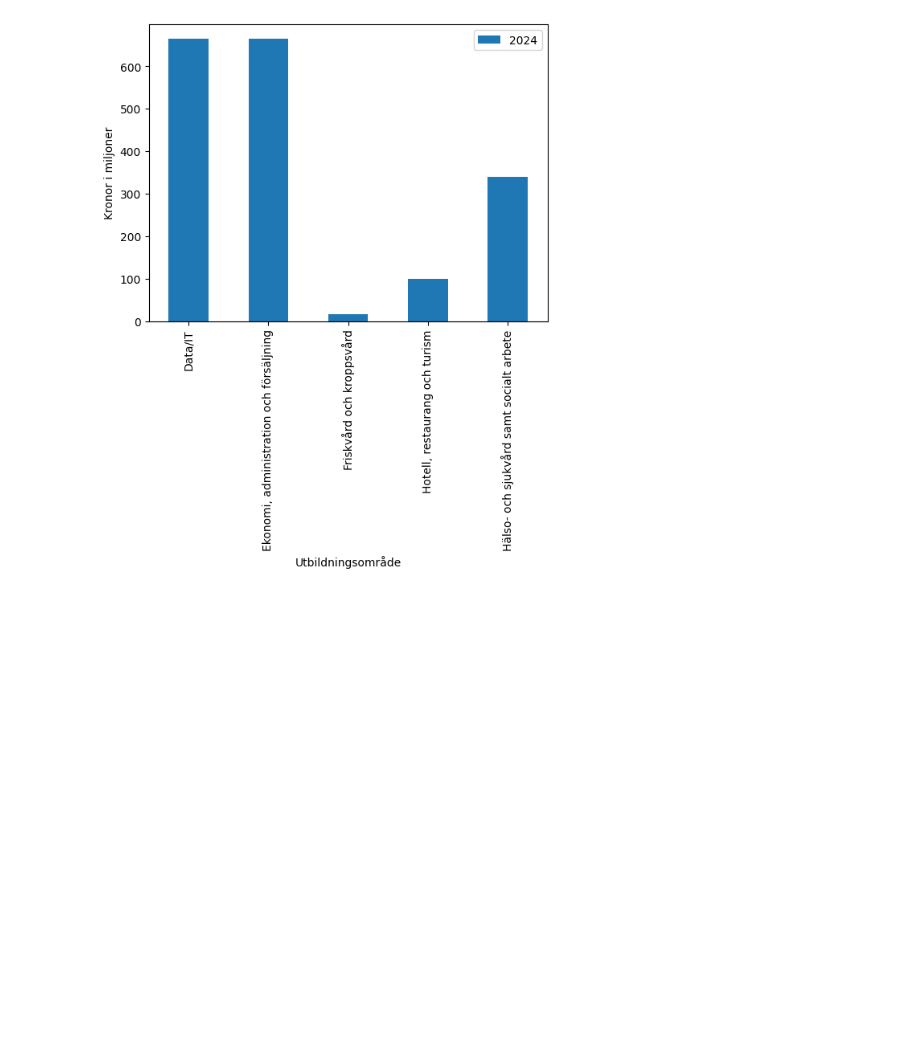
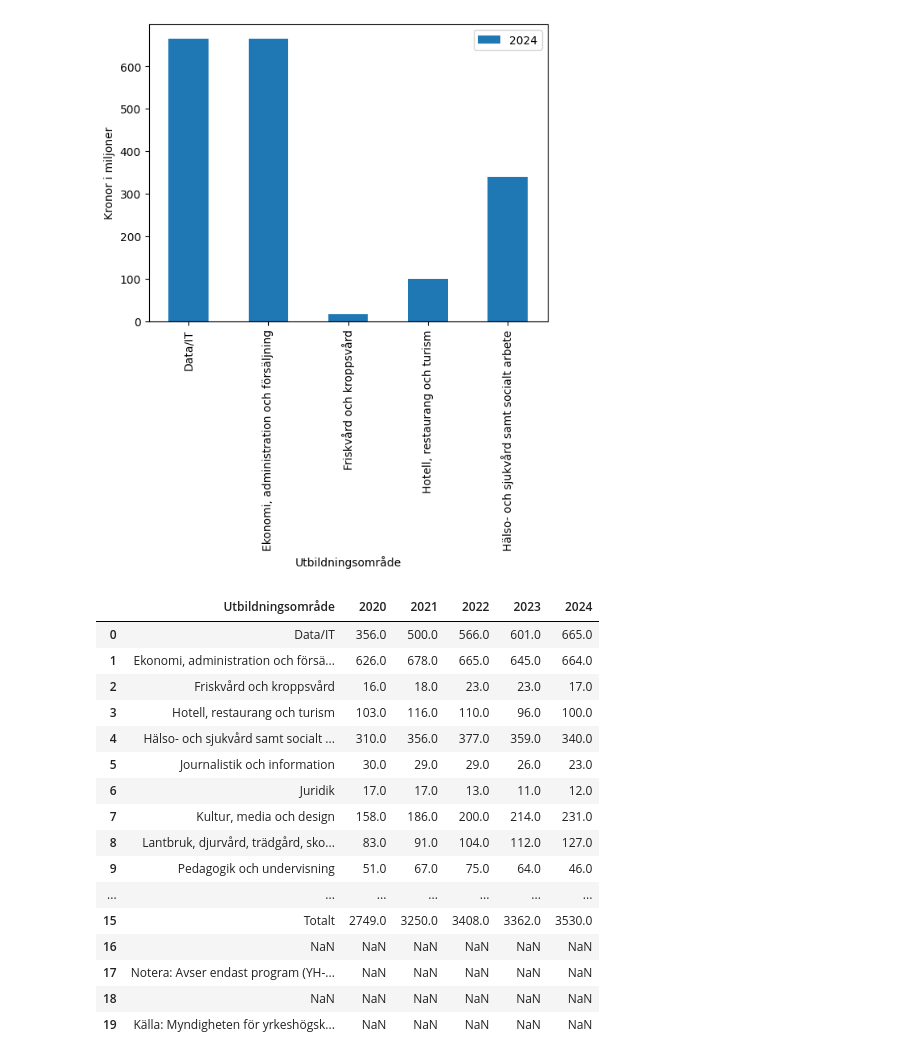
Before and after one commit to REAndreas/The_skool_grupp_3, a Jupyter notebook: eda/eda_andres/ETL_utbetalda_statlig_medel.ipynb, the cells around one changed output. Saved outputs shown, nothing was run; the diff lists cells and outputs as text; code cells hidden in the pictures; blank space fills up the shorter version.

```diff
--- a/eda/eda_andres/ETL_utbetalda_statlig_medel.ipynb
+++ b/eda/eda_andres/ETL_utbetalda_statlig_medel.ipynb
@@ -210,3 +208,24 @@ df_2024.head().plot(x='Utbildningsområde', y=2024, kind="bar", ylabel="Kronor i
 # %% [output]
 <Axes: xlabel='Utbildningsområde', ylabel='Kronor i miljoner'>
 [figure]
+# %%
+df_years = df[['Utbildningsområde', 2020, 2021, 2022, 2023, 2024]].round()
+df_years
+# %% [output]
+|  | Utbildningsområde | 2020 | 2021 | 2022 | 2023 | 2024 |
+| 0 | Data/IT | 356.0 | 500.0 | 566.0 | 601.0 | 665.0 |
+| 1 | Ekonomi, administration och försä... | 626.0 | 678.0 | 665.0 | 645.0 | 664.0 |
+| 2 | Friskvård och kroppsvård | 16.0 | 18.0 | 23.0 | 23.0 | 17.0 |
+| 3 | Hotell, restaurang och turism | 103.0 | 116.0 | 110.0 | 96.0 | 100.0 |
+| 4 | Hälso- och sjukvård samt socialt ... | 310.0 | 356.0 | 377.0 | 359.0 | 340.0 |
+| 5 | Journalistik och information | 30.0 | 29.0 | 29.0 | 26.0 | 23.0 |
+| 6 | Juridik | 17.0 | 17.0 | 13.0 | 11.0 | 12.0 |
+| 7 | Kultur, media och design | 158.0 | 186.0 | 200.0 | 214.0 | 231.0 |
+| 8 | Lantbruk, djurvård, trädgård, sko... | 83.0 | 91.0 | 104.0 | 112.0 | 127.0 |
+| 9 | Pedagogik och undervisning | 51.0 | 67.0 | 75.0 | 64.0 | 46.0 |
+| ... | ... | ... | ... | ... | ... | ... |
+| 15 | Totalt | 2749.0 | 3250.0 | 3408.0 | 3362.0 | 3530.0 |
+| 16 | NaN | NaN | NaN | NaN | NaN | NaN |
+| 17 | Notera: Avser endast program (YH-... | NaN | NaN | NaN | NaN | NaN |
+| 18 | NaN | NaN | NaN | NaN | NaN | NaN |
+| 19 | Källa: Myndigheten för yrkeshögsk... | NaN | NaN | NaN | NaN | NaN |
```
Also changed, not shown: parts of 2 cells of this notebook, 2 other files.
